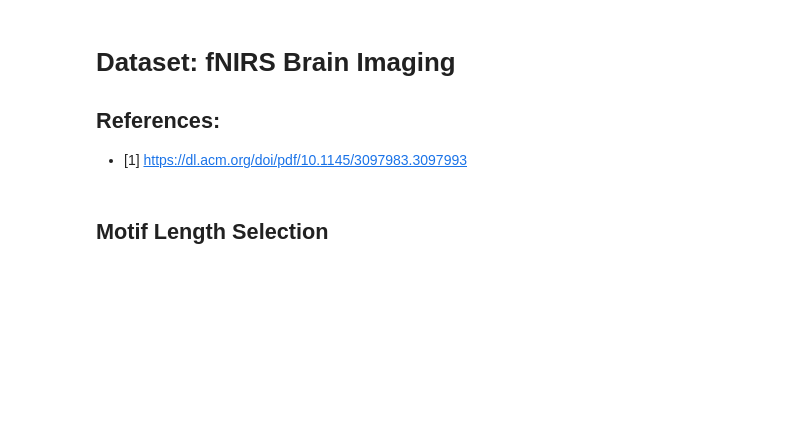
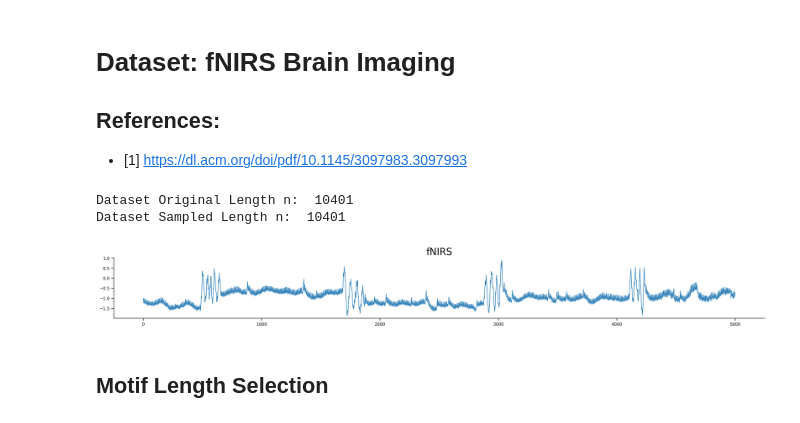
Before and after one commit to patrickzib/motiflets, a Jupyter notebook: notebooks/use_cases_paper.ipynb, the cells around one changed output. Cells and saved outputs as stored; diff of their text form; code cells hidden in the pictures; blank space fills up the shorter version.

```diff
--- a/notebooks/use_cases_paper.ipynb
+++ b/notebooks/use_cases_paper.ipynb
@@ -202,9 +257,13 @@ dists, candidates, elbow_points = plot_elbow(
 # %%
 file = "fNIRS_subLen_600.csv"
 ds_name="fNIRS"
-series, _ = ml.read_dataset_with_index(file)
+series = ml.read_dataset_with_index(file)
 series = series[:5000]
 plot_dataset(file, series, ds_name=ds_name)
+# %% [output]
+Dataset Original Length n:  10401
+Dataset Sampled Length n:  10401
+[figure, added]
 # %% [markdown]
 ## Motif Length Selection
 # %%
```
Also changed, not shown: parts of 58 cells of this notebook, 1 other file.
